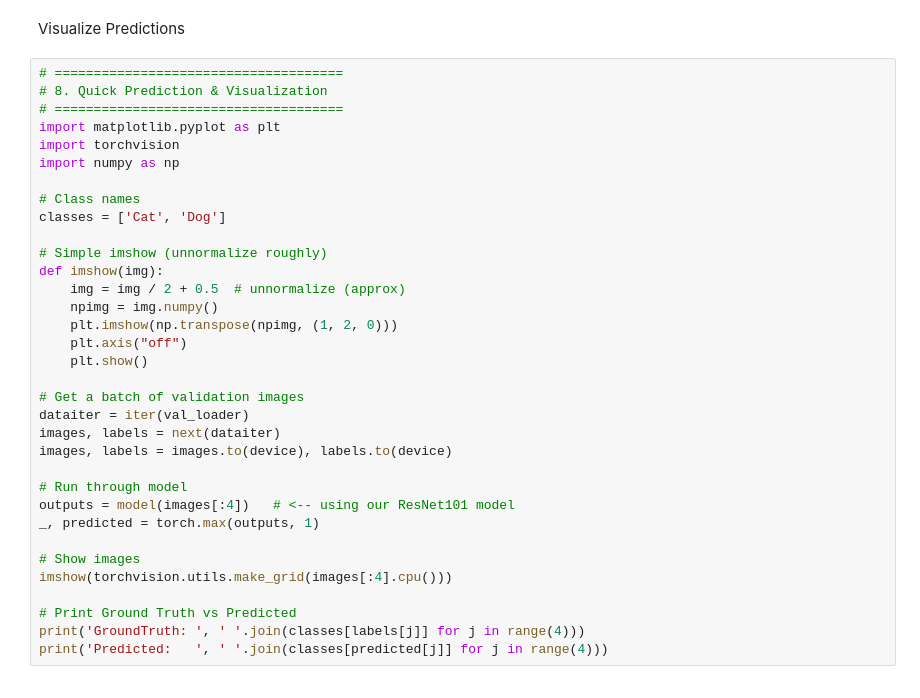
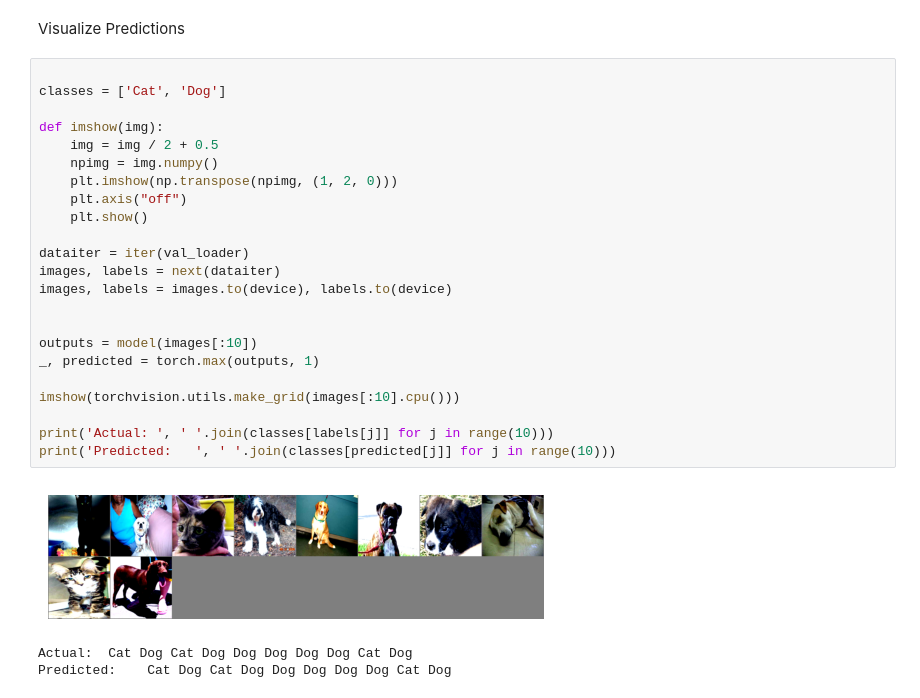
Before and after one commit to Rupkatha-dev/Task1-IIT-G, a Jupyter notebook: dogs-vs-cats-ipynb.ipynb, the cells around one changed output. Saved outputs shown, nothing was run; the diff lists cells and outputs as text.

```diff
--- a/dogs-vs-cats-ipynb.ipynb
+++ b/dogs-vs-cats-ipynb.ipynb
@@ -126,36 +143,29 @@ print(f"Validation Accuracy: {val_acc:.2f}%")
 # %% [markdown]
 Visualize Predictions
 # %%
-# =====================================
-# 8. Quick Prediction & Visualization
-# =====================================
-import matplotlib.pyplot as plt
-import torchvision
-import numpy as np
 
-# Class names
 classes = ['Cat', 'Dog']
 
-# Simple imshow (unnormalize roughly)
 def imshow(img):
-    img = img / 2 + 0.5  # unnormalize (approx)
+    img = img / 2 + 0.5
     npimg = img.numpy()
     plt.imshow(np.transpose(npimg, (1, 2, 0)))
     plt.axis("off")
     plt.show()
 
-# Get a batch of validation images
 dataiter = iter(val_loader)
 images, labels = next(dataiter)
 images, labels = images.to(device), labels.to(device)
 
-# Run through model
-outputs = model(images[:4])   # <-- using our ResNet101 model
+
+outputs = model(images[:10])
 _, predicted = torch.max(outputs, 1)
 
-# Show images
-imshow(torchvision.utils.make_grid(images[:4].cpu()))
+imshow(torchvision.utils.make_grid(images[:10].cpu()))
 
-# Print Ground Truth vs Predicted
-print('GroundTruth: ', ' '.join(classes[labels[j]] for j in range(4)))
-print('Predicted:   ', ' '.join(classes[predicted[j]] for j in range(4)))
+print('Actual: ', ' '.join(classes[labels[j]] for j in range(10)))
+print('Predicted:   ', ' '.join(classes[predicted[j]] for j in range(10)))
+# %% [output]
+[figure, added]
+Actual:  Cat Dog Cat Dog Dog Dog Dog Dog Cat Dog
+Predicted:    Cat Dog Cat Dog Dog Dog Dog Dog Cat Dog
```
Also changed, not shown: parts of 12 cells of this notebook.
